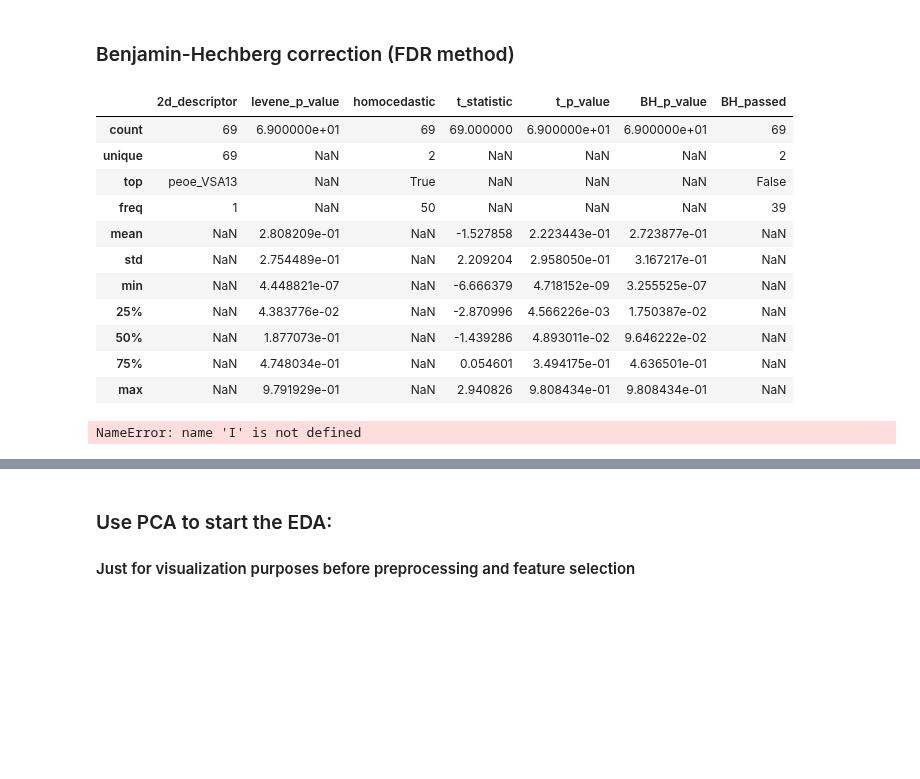
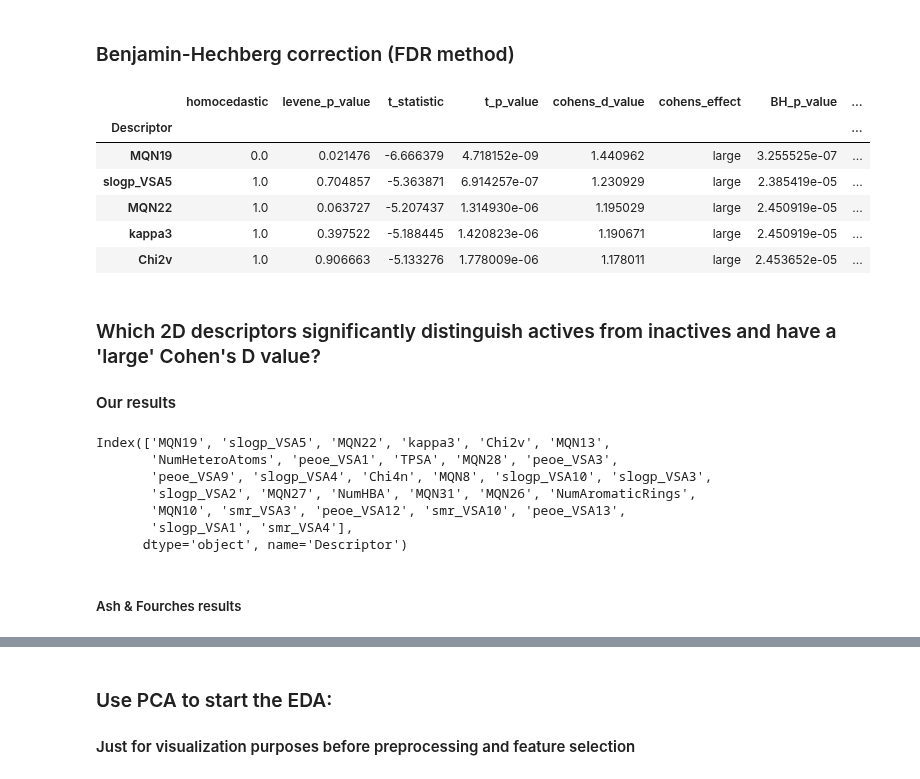
Before and after one commit to jRicciL/ERK2_notebooks, a Jupyter notebook: X_Reviewing_Fourches_work/7_2DRDKit_Analysis.ipynb, the cells around one changed output, grey strips where cells are left out. Cells and saved outputs as stored; diff of their text form; code cells hidden in the pictures; blank space fills up the shorter version.

Commit message:
Cohens D value computed

```diff
--- a/X_Reviewing_Fourches_work/7_2DRDKit_Analysis.ipynb
+++ b/X_Reviewing_Fourches_work/7_2DRDKit_Analysis.ipynb
@@ -461,0 +435,18 @@ Error in loadNamespace(j <- i[[1L]], c(lib.loc, .libPaths()), versionCheck = vI[
+# %%
+def calc_cohens_D(sample_a, sample_b, equal_var = True, ddof = 1):
+    # Get the  sample means
+    m_a = np.mean(sample_a)
+    m_b = np.mean(sample_b)
+    diff_m = abs(m_a - m_b)
+    # If equal var
+    if equal_var:
+        n_a = len(sample_a)
+        n_b = len(sample_b)
+        pool_std = np.sqrt( ((n_a - ddof)*np.var(sample_a, ddof=ddof) +
+                             (n_b - ddof)*np.var(sample_b, ddof=ddof)) / (n_a + n_b - 2))
+    else:
+        pool_std = np.sqrt( (np.var(sample_a, ddof=ddof) + np.var(sample_b, ddof=ddof)) / 2)
+    cohen_d = diff_m / pool_std
+    # Determine the size effect
+    effect_size = 'small' if cohen_d <= 0.2 else 'medium' if cohen_d <= 0.5 else 'large'
+    return cohen_d, effect_size
@@ -544,3 +507,6 @@ plot_hist(X_rdk2d_corr, 'NumHeteroAtoms')
+# %%
+activity_array = df_erk2_mols.activity
+df_2drkit_significance = calc_t_and_D_statistics(X_rdk2d_corr, activity_array)
 # %% [markdown]
 ### Benjamin-Hechberg correction (FDR method)
 # %%
@@ -548,20 +514,15 @@ from statsmodels.stats.multitest import multipletests
 # %%
 hb = multipletests(df_2drkit_significance['t_p_value'], alpha=0.05,
                    is_sorted=False, method='fdr_bh')
 
 df_2drkit_significance['BH_p_value'] = hb[1]
 df_2drkit_significance['BH_passed'] = hb[0]
-df_2drkit_significance.describe(include='all')
+df_2drkit_significance.head()
 # %% [output]
-|  | 2d_descriptor | levene_p_value | homocedastic | t_statistic | t_p_value | BH_p_value | BH_passed |
-| count | 69 | 6.900000e+01 | 69 | 69.000000 | 6.900000e+01 | 6.900000e+01 | 69 |
-| unique | 69 | NaN | 2 | NaN | NaN | NaN | 2 |
-| top | peoe_VSA13 | NaN | True | NaN | NaN | NaN | False |
-| freq | 1 | NaN | 50 | NaN | NaN | NaN | 39 |
-| mean | NaN | 2.808209e-01 | NaN | -1.527858 | 2.223443e-01 | 2.723877e-01 | NaN |
-| std | NaN | 2.754489e-01 | NaN | 2.209204 | 2.958050e-01 | 3.167217e-01 | NaN |
-| min | NaN | 4.448821e-07 | NaN | -6.666379 | 4.718152e-09 | 3.255525e-07 | NaN |
-| 25% | NaN | 4.383776e-02 | NaN | -2.870996 | 4.566226e-03 | 1.750387e-02 | NaN |
-| 50% | NaN | 1.877073e-01 | NaN | -1.439286 | 4.893011e-02 | 9.646222e-02 | NaN |
-| 75% | NaN | 4.748034e-01 | NaN | 0.054601 | 3.494175e-01 | 4.636501e-01 | NaN |
-| max | NaN | 9.791929e-01 | NaN | 2.940826 | 9.808434e-01 | 9.808434e-01 | NaN |
+|  | homocedastic | levene_p_value | t_statistic | t_p_value | cohens_d_value | cohens_effect | BH_p_value | ... |
+| Descriptor |  |  |  |  |  |  |  | ... |
+| MQN19 | 0.0 | 0.021476 | -6.666379 | 4.718152e-09 | 1.440962 | large | 3.255525e-07 | ... |
+| slogp_VSA5 | 1.0 | 0.704857 | -5.363871 | 6.914257e-07 | 1.230929 | large | 2.385419e-05 | ... |
+| MQN22 | 1.0 | 0.063727 | -5.207437 | 1.314930e-06 | 1.195029 | large | 2.450919e-05 | ... |
+| kappa3 | 1.0 | 0.397522 | -5.188445 | 1.420823e-06 | 1.190671 | large | 2.450919e-05 | ... |
+| Chi2v | 1.0 | 0.906663 | -5.133276 | 1.778009e-06 | 1.178011 | large | 2.453652e-05 | ... |
@@ -570,4 +529,16 @@ df_2drkit_significance.describe(include='all')
-# %%
-I
-# %% [output]
-NameError: name 'I' is not defined
+# %% [markdown]
+### Which 2D descriptors significantly distinguish actives from inactives and have a 'large' Cohen's D value?
+#### Our results
+# %%
+sig_2d_descriptors = df_2drkit_significance[df_2drkit_significance['BH_passed']].index
+sig_2d_descriptors
+# %% [output]
+Index(['MQN19', 'slogp_VSA5', 'MQN22', 'kappa3', 'Chi2v', 'MQN13',
+       'NumHeteroAtoms', 'peoe_VSA1', 'TPSA', 'MQN28', 'peoe_VSA3',
+       'peoe_VSA9', 'slogp_VSA4', 'Chi4n', 'MQN8', 'slogp_VSA10', 'slogp_VSA3',
+       'slogp_VSA2', 'MQN27', 'NumHBA', 'MQN31', 'MQN26', 'NumAromaticRings',
+       'MQN10', 'smr_VSA3', 'peoe_VSA12', 'smr_VSA10', 'peoe_VSA13',
+       'slogp_VSA1', 'smr_VSA4'],
+      dtype='object', name='Descriptor')
+# %% [markdown]
+##### Ash & Fourches results
```
Also changed, not shown: parts of 24 cells of this notebook.
